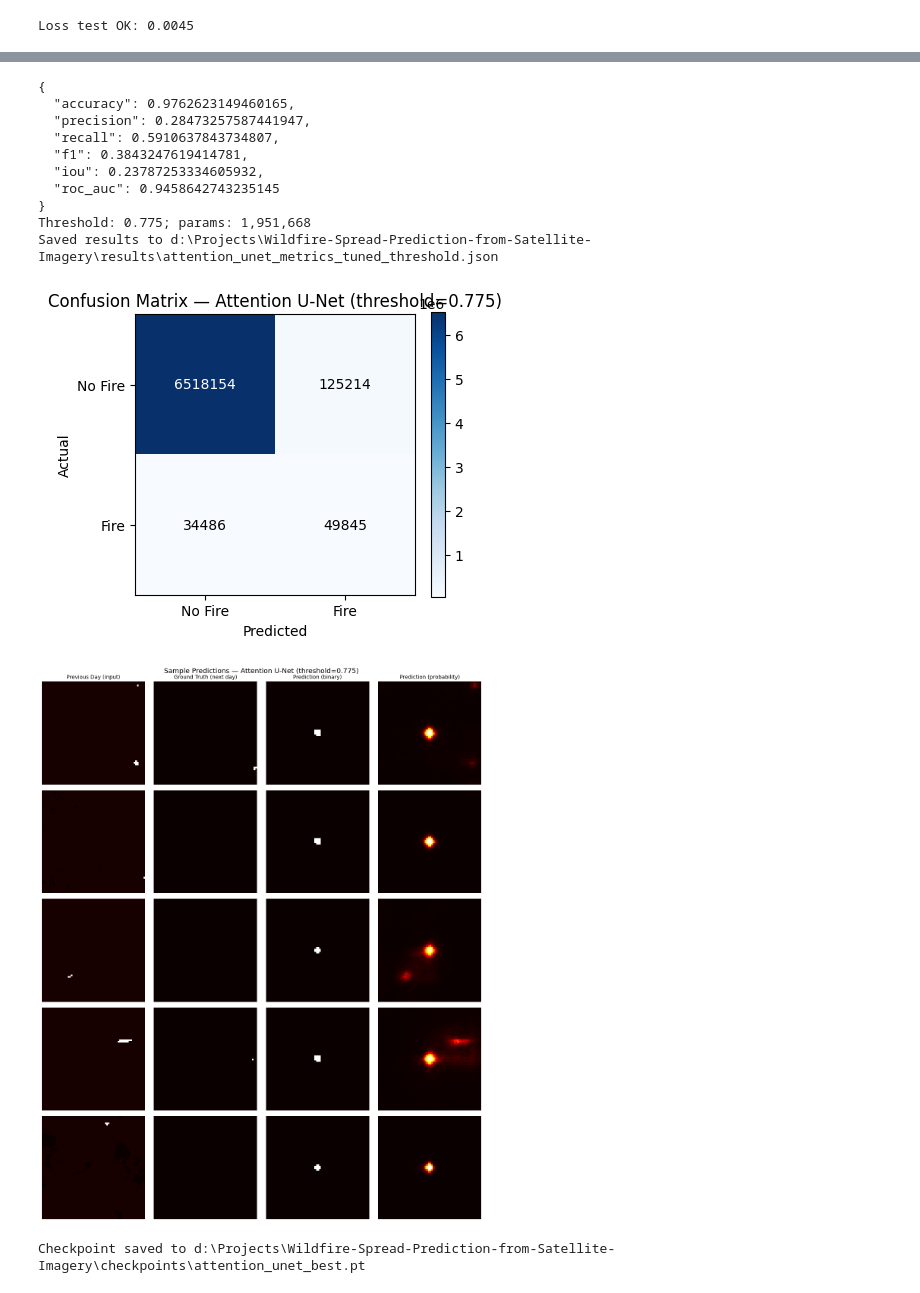
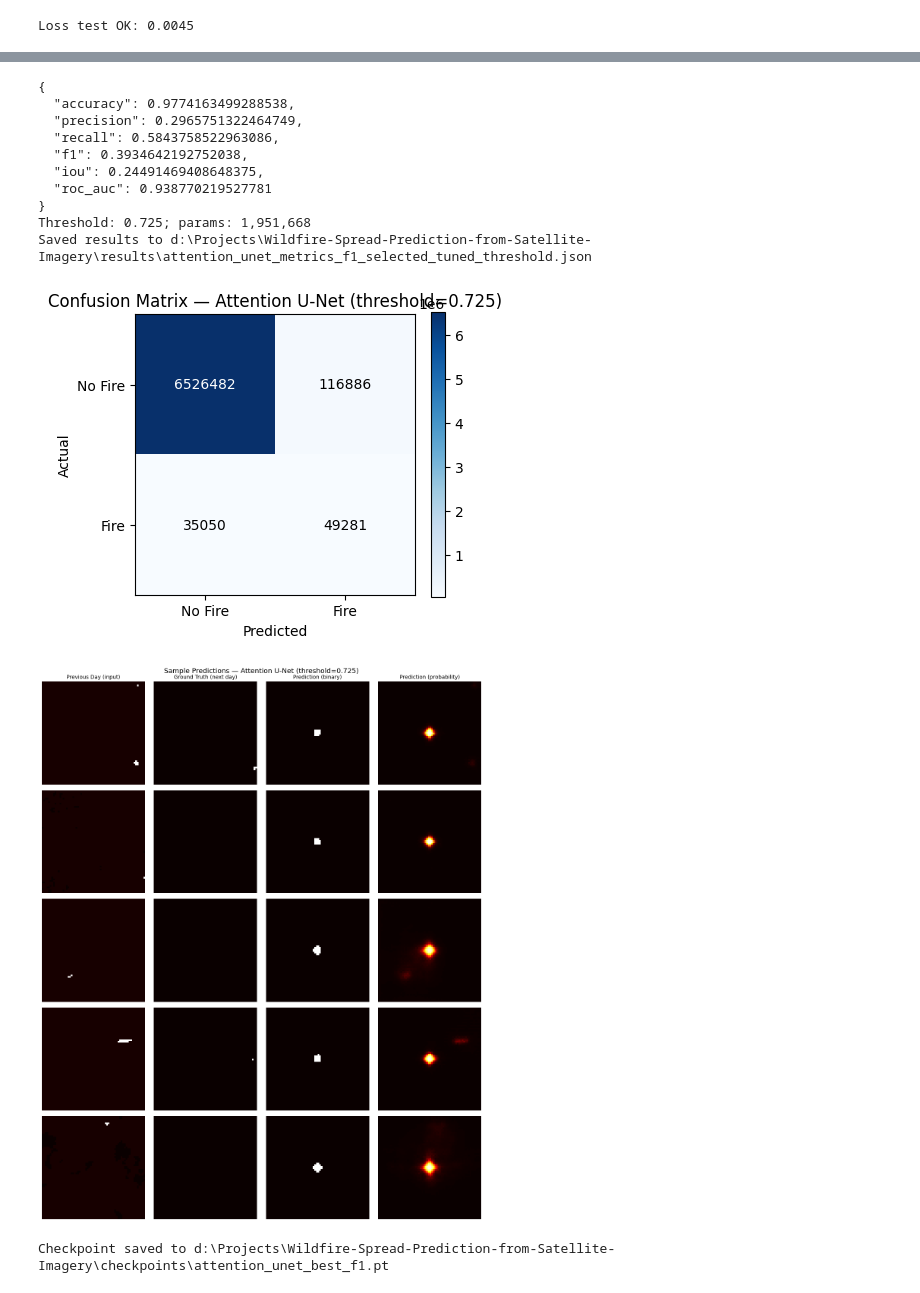
Before and after one commit to Randil01/Wildfire-Spread-Prediction-from-Satellite-Imagery, a Jupyter notebook: models/attention_unet.ipynb, the cells around one changed output, grey strips where cells are left out. Cells and saved outputs as stored; diff of their text form; code cells hidden in the pictures.

Commit message:
test results by changing checkpoint selection and learning rate

```diff
--- a/models/attention_unet.ipynb
+++ b/models/attention_unet.ipynb
@@ -302,10 +323,14 @@ print(f'Data OK: {tuple(inputs.shape)}, pos_weight={pos_weight:.3f}')
 del inputs, targets, mask
 
 start_time = time.perf_counter()
-model, history, best_val_loss = train_model(
+model, history, checkpoint_selection = train_model(
     FINAL_CONFIG, train_loader, val_loader, pos_weight
 )
 training_time_sec = time.perf_counter() - start_time
-print(f'Training time: {training_time_sec:.1f}s; best val loss: {best_val_loss:.4f}')
+print(f'Training time: {training_time_sec:.1f}s')
+print(f"Selected epoch: {checkpoint_selection['epoch']} | "
+      f"validation F1={checkpoint_selection['val_f1']:.4f} "
+      f"at threshold={checkpoint_selection['threshold']:.3f} | "
+      f"validation loss at selected epoch={checkpoint_selection['val_loss']:.4f}")
 # %% [output]
 Data OK: (32, 12, 64, 64), pos_weight=20.000
@@ -360,47 +390,48 @@ results = evaluate_model(
     threshold=TUNED_THRESHOLD, training_time_sec=training_time_sec,
     num_params=num_params
 )
+results['checkpoint_selection'] = checkpoint_selection
 print(json.dumps(
     {k: v for k, v in results['metrics'].items() if k != 'confusion_matrix'}, indent=2
 ))
 print(f'Threshold: {TUNED_THRESHOLD:.3f}; params: {num_params:,}')
 
-RESULTS_PATH = PROJECT_ROOT / 'results' / 'attention_unet_metrics_tuned_threshold.json'
+RESULTS_PATH = PROJECT_ROOT / 'results' / 'attention_unet_metrics_f1_selected_tuned_threshold.json'
 RESULTS_PATH.parent.mkdir(parents=True, exist_ok=True)
 save_results(results, str(RESULTS_PATH))
 plot_confusion_matrix(
     results['metrics']['confusion_matrix'],
     model_name=f'Attention U-Net (threshold={TUNED_THRESHOLD:.3f})'
 )
 plot_prediction_grid(
     model, test_loader, device,
     model_name=f'Attention U-Net (threshold={TUNED_THRESHOLD:.3f})',
     n_samples=5, threshold=TUNED_THRESHOLD
 )
 
-CHECKPOINT_PATH = PROJECT_ROOT / 'checkpoints' / 'attention_unet_best.pt'
+CHECKPOINT_PATH = PROJECT_ROOT / 'checkpoints' / 'attention_unet_best_f1.pt'
 CHECKPOINT_PATH.parent.mkdir(parents=True, exist_ok=True)
 torch.save({
     'model_state_dict': model.state_dict(),
     'config': asdict(FINAL_CONFIG),
     'num_params': num_params,
-    'best_val_loss': best_val_loss,
+    'checkpoint_selection': checkpoint_selection,
     'threshold': TUNED_THRESHOLD,
     'training_history': history,
     'test_metrics': results['metrics'],
 }, CHECKPOINT_PATH)
 print(f'Checkpoint saved to {CHECKPOINT_PATH}')
 # %% [output]
 {
-  "accuracy": 0.9762623149460165,
-  "precision": 0.28473257587441947,
-  "recall": 0.5910637843734807,
-  "f1": 0.3843247619414781,
-  "iou": 0.23787253334605932,
-  "roc_auc": 0.9458642743235145
+  "accuracy": 0.9774163499288538,
+  "precision": 0.2965751322464749,
+  "recall": 0.5843758522963086,
+  "f1": 0.3934642192752038,
+  "iou": 0.24491469408648375,
+  "roc_auc": 0.938770219527781
 }
-Threshold: 0.775; params: 1,951,668
-Saved results to d:\Projects\Wildfire-Spread-Prediction-from-Satellite-Imagery\results\attention_unet_metrics_tuned_threshold.json
+Threshold: 0.725; params: 1,951,668
+Saved results to d:\Projects\Wildfire-Spread-Prediction-from-Satellite-Imagery\results\attention_unet_metrics_f1_selected_tuned_threshold.json
-[figure, old version]
+[figure, new version]
-[figure, old version]
+[figure, new version]
-Checkpoint saved to d:\Projects\Wildfire-Spread-Prediction-from-Satellite-Imagery\checkpoints\attention_unet_best.pt
+Checkpoint saved to d:\Projects\Wildfire-Spread-Prediction-from-Satellite-Imagery\checkpoints\attention_unet_best_f1.pt
```
Also changed, not shown: parts of 6 cells of this notebook, 1 other file.
